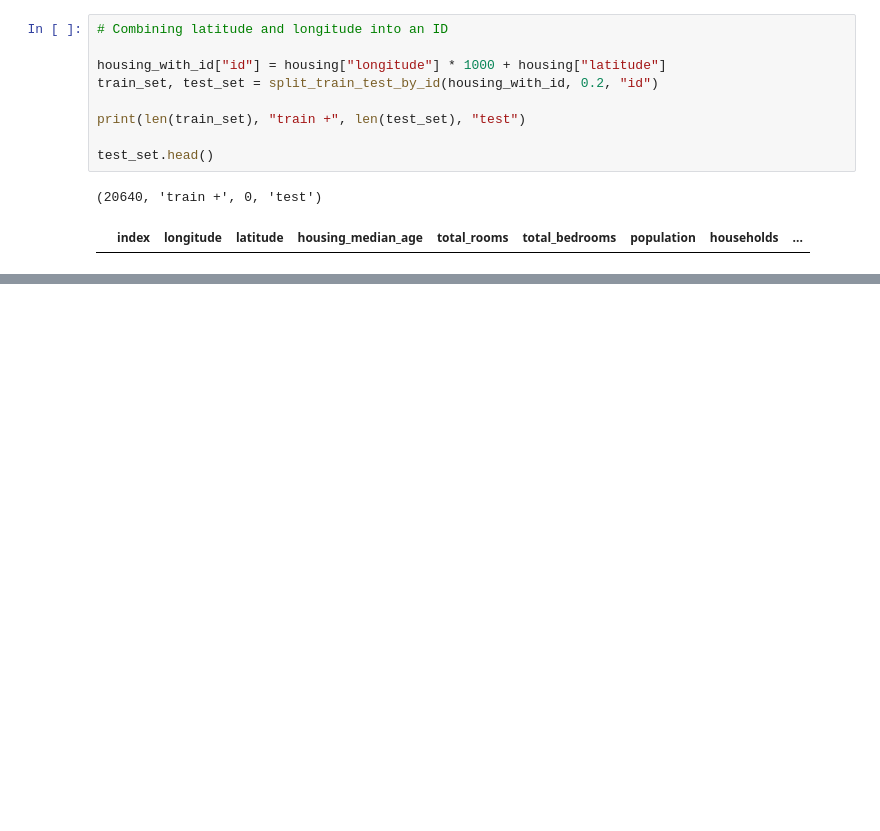
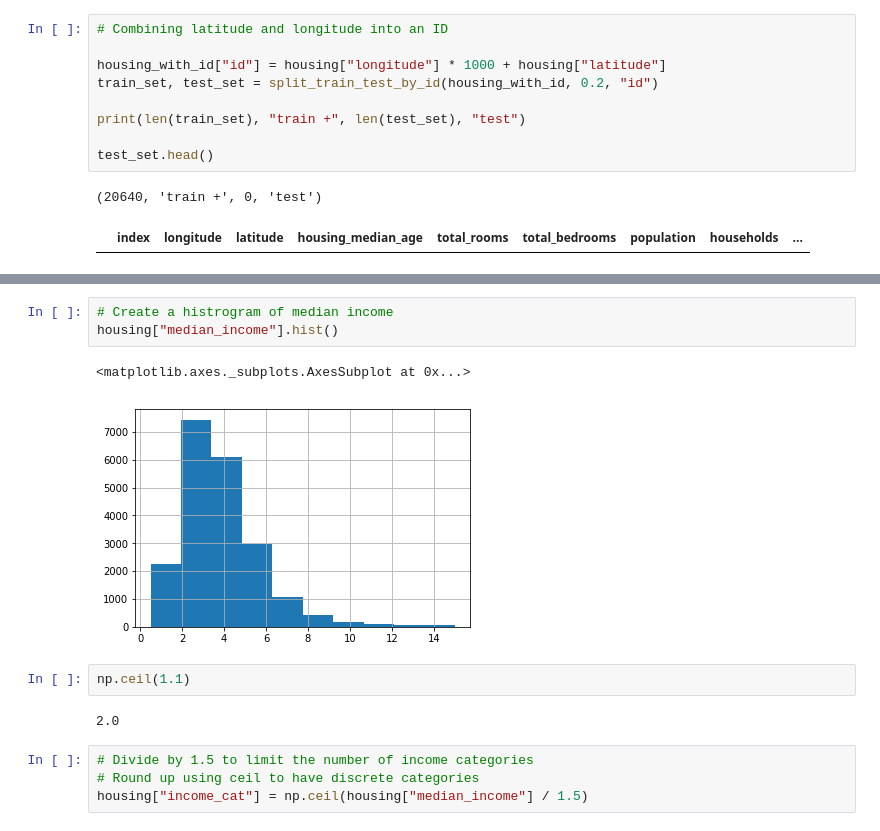
Before and after one commit to satyajeet29/Python.eCloudxLab, a Jupyter notebook: End To End Machine Learning.ipynb, the cells around one changed output, grey strips where cells are left out. Drawn from its saved outputs; the diff is of its cells as text; blank space fills up the shorter version.

```diff
--- a/End To End Machine Learning.ipynb
+++ b/End To End Machine Learning.ipynb
@@ -135,0 +200,14 @@ test_set.head()
+# %%
+# Create a histrogram of median income
+housing["median_income"].hist()
+# %% [output]
+<matplotlib.axes._subplots.AxesSubplot at 0x...>
+[figure, added]
+# %%
+np.ceil(1.1)
+# %% [output]
+2.0
+# %%
+# Divide by 1.5 to limit the number of income categories
+# Round up using ceil to have discrete categories
+housing["income_cat"] = np.ceil(housing["median_income"] / 1.5)
```
Also changed, not shown: parts of 92 cells of this notebook, 1 other file.
